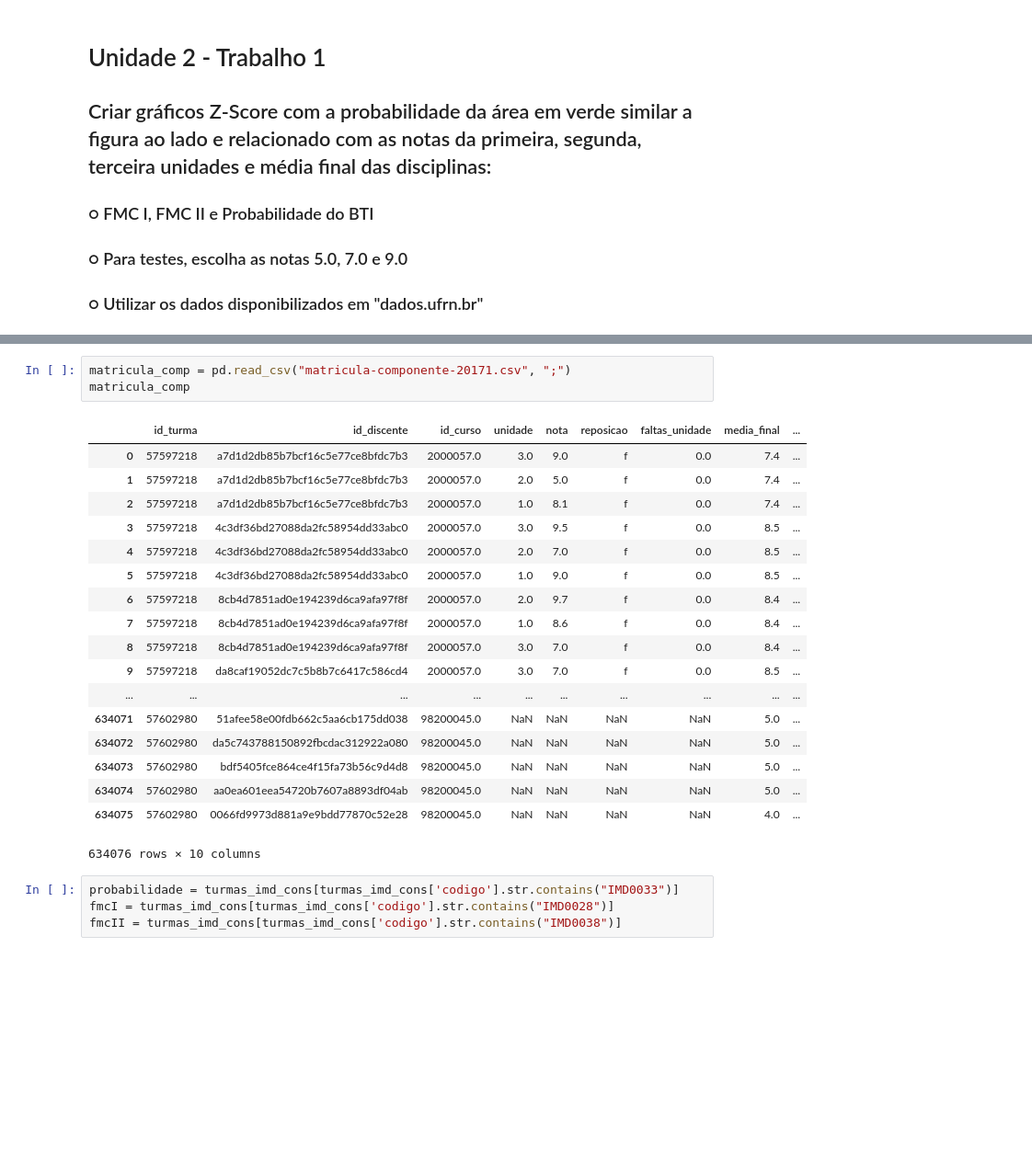
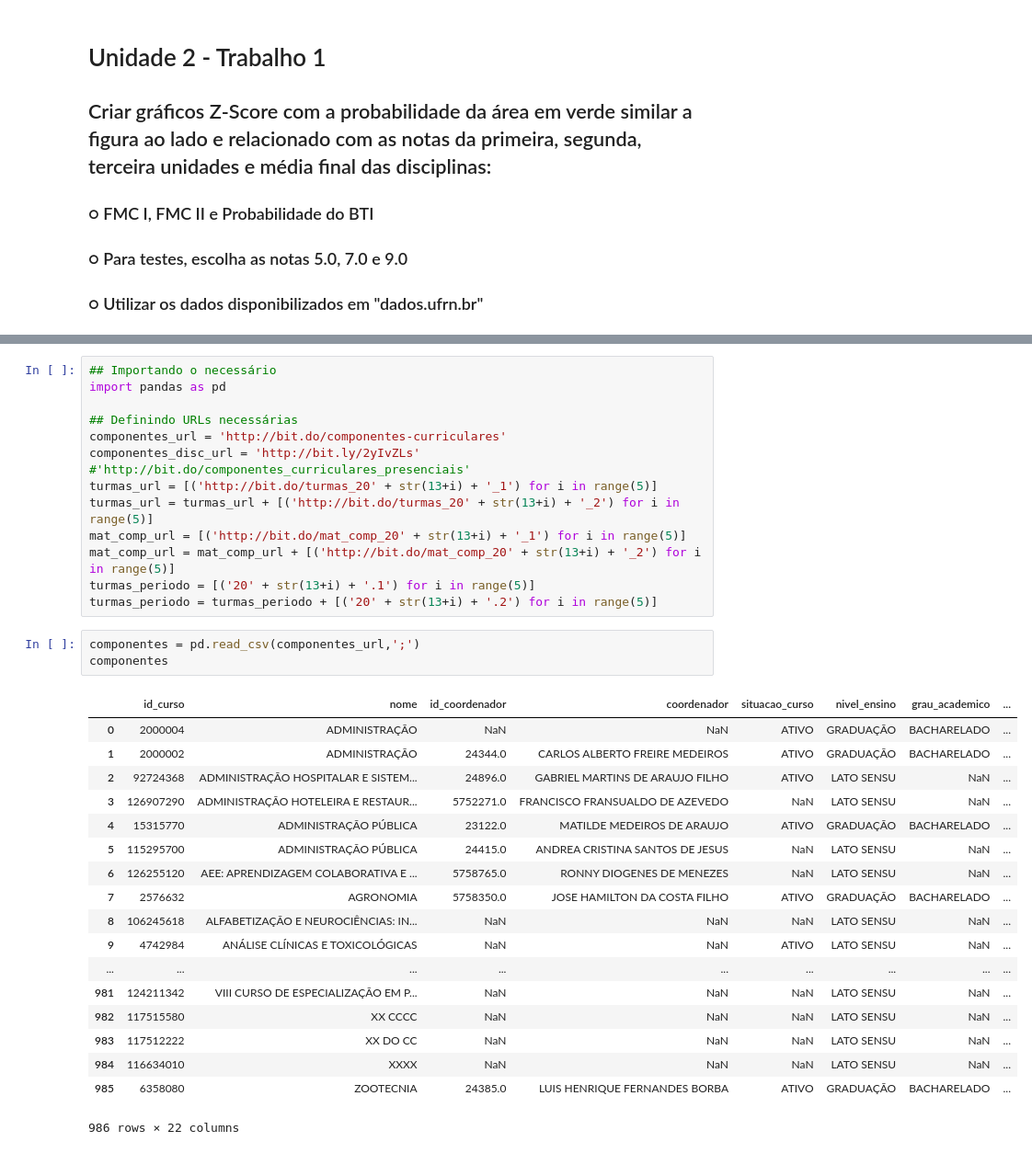
Before and after one commit to paulalps/Probabilidade, a Jupyter notebook: Unidade 2 - Trabalho 1/Trabalho 1.ipynb, the cells around one changed output, grey strips where cells are left out. Shown: that part at 92% size. Drawn from its saved outputs; the diff is of its cells as text; blank space fills up the shorter version.

```diff
--- a/Unidade 2 - Trabalho 1/Trabalho 1.ipynb
+++ b/Unidade 2 - Trabalho 1/Trabalho 1.ipynb
@@ -134,26 +8,35 @@ print(fmc)
-# %%
-matricula_comp = pd.read_csv("matricula-componente-20171.csv", ";")
-matricula_comp
-# %% [output]
-|  | id_turma | id_discente | id_curso | unidade | nota | reposicao | faltas_unidade | media_final | ... |
-| 0 | 57597218 | a7d1d2db85b7bcf16c5e77ce8bfdc7b3 | 2000057.0 | 3.0 | 9.0 | f | 0.0 | 7.4 | ... |
-| 1 | 57597218 | a7d1d2db85b7bcf16c5e77ce8bfdc7b3 | 2000057.0 | 2.0 | 5.0 | f | 0.0 | 7.4 | ... |
-| 2 | 57597218 | a7d1d2db85b7bcf16c5e77ce8bfdc7b3 | 2000057.0 | 1.0 | 8.1 | f | 0.0 | 7.4 | ... |
-| 3 | 57597218 | 4c3df36bd27088da2fc58954dd33abc0 | 2000057.0 | 3.0 | 9.5 | f | 0.0 | 8.5 | ... |
-| 4 | 57597218 | 4c3df36bd27088da2fc58954dd33abc0 | 2000057.0 | 2.0 | 7.0 | f | 0.0 | 8.5 | ... |
-| 5 | 57597218 | 4c3df36bd27088da2fc58954dd33abc0 | 2000057.0 | 1.0 | 9.0 | f | 0.0 | 8.5 | ... |
-| 6 | 57597218 | 8cb4d7851ad0e194239d6ca9afa97f8f | 2000057.0 | 2.0 | 9.7 | f | 0.0 | 8.4 | ... |
-| 7 | 57597218 | 8cb4d7851ad0e194239d6ca9afa97f8f | 2000057.0 | 1.0 | 8.6 | f | 0.0 | 8.4 | ... |
-| 8 | 57597218 | 8cb4d7851ad0e194239d6ca9afa97f8f | 2000057.0 | 3.0 | 7.0 | f | 0.0 | 8.4 | ... |
-| 9 | 57597218 | da8caf19052dc7c5b8b7c6417c586cd4 | 2000057.0 | 3.0 | 7.0 | f | 0.0 | 8.5 | ... |
-| ... | ... | ... | ... | ... | ... | ... | ... | ... | ... |
-| 634071 | 57602980 | 51afee58e00fdb662c5aa6cb175dd038 | 98200045.0 | NaN | NaN | NaN | NaN | 5.0 | ... |
-| 634072 | 57602980 | da5c743788150892fbcdac312922a080 | 98200045.0 | NaN | NaN | NaN | NaN | 5.0 | ... |
-| 634073 | 57602980 | bdf5405fce864ce4f15fa73b56c9d4d8 | 98200045.0 | NaN | NaN | NaN | NaN | 5.0 | ... |
-| 634074 | 57602980 | aa0ea601eea54720b7607a8893df04ab | 98200045.0 | NaN | NaN | NaN | NaN | 5.0 | ... |
-| 634075 | 57602980 | 0066fd9973d881a9e9bdd77870c52e28 | 98200045.0 | NaN | NaN | NaN | NaN | 4.0 | ... |
-634076 rows × 10 columns
-# %%
-probabilidade = turmas_imd_cons[turmas_imd_cons['codigo'].str.contains("IMD0033")]
-fmcI = turmas_imd_cons[turmas_imd_cons['codigo'].str.contains("IMD0028")]
-fmcII = turmas_imd_cons[turmas_imd_cons['codigo'].str.contains("IMD0038")]
+# %%
+## Importando o necessário
+import pandas as pd
+
+## Definindo URLs necessárias
+componentes_url = 'http://bit.do/componentes-curriculares'
+componentes_disc_url = 'http://bit.ly/2yIvZLs' #'http://bit.do/componentes_curriculares_presenciais'
+turmas_url = [('http://bit.do/turmas_20' + str(13+i) + '_1') for i in range(5)]
+turmas_url = turmas_url + [('http://bit.do/turmas_20' + str(13+i) + '_2') for i in range(5)]
+mat_comp_url = [('http://bit.do/mat_comp_20' + str(13+i) + '_1') for i in range(5)]
+mat_comp_url = mat_comp_url + [('http://bit.do/mat_comp_20' + str(13+i) + '_2') for i in range(5)]
+turmas_periodo = [('20' + str(13+i) + '.1') for i in range(5)]
+turmas_periodo = turmas_periodo + [('20' + str(13+i) + '.2') for i in range(5)]
+# %%
+componentes = pd.read_csv(componentes_url,';')
+componentes
+# %% [output]
+|  | id_curso | nome | id_coordenador | coordenador | situacao_curso | nivel_ensino | grau_academico | ... |
+| 0 | 2000004 | ADMINISTRAÇÃO | NaN | NaN | ATIVO | GRADUAÇÃO | BACHARELADO | ... |
+| 1 | 2000002 | ADMINISTRAÇÃO | 24344.0 | CARLOS ALBERTO FREIRE MEDEIROS | ATIVO | GRADUAÇÃO | BACHARELADO | ... |
+| 2 | 92724368 | ADMINISTRAÇÃO HOSPITALAR E SISTEM... | 24896.0 | GABRIEL MARTINS DE ARAUJO FILHO | ATIVO | LATO SENSU | NaN | ... |
+| 3 | 126907290 | ADMINISTRAÇÃO HOTELEIRA E RESTAUR... | 5752271.0 | FRANCISCO FRANSUALDO DE AZEVEDO | NaN | LATO SENSU | NaN | ... |
+| 4 | 15315770 | ADMINISTRAÇÃO PÚBLICA | 23122.0 | MATILDE MEDEIROS DE ARAUJO | ATIVO | GRADUAÇÃO | BACHARELADO | ... |
+| 5 | 115295700 | ADMINISTRAÇÃO PÚBLICA | 24415.0 | ANDREA CRISTINA SANTOS DE JESUS | NaN | LATO SENSU | NaN | ... |
+| 6 | 126255120 | AEE: APRENDIZAGEM COLABORATIVA E ... | 5758765.0 | RONNY DIOGENES DE MENEZES | NaN | LATO SENSU | NaN | ... |
+| 7 | 2576632 | AGRONOMIA | 5758350.0 | JOSE HAMILTON DA COSTA FILHO | ATIVO | GRADUAÇÃO | BACHARELADO | ... |
+| 8 | 106245618 | ALFABETIZAÇÃO E NEUROCIÊNCIAS: IN... | NaN | NaN | NaN | LATO SENSU | NaN | ... |
+| 9 | 4742984 | ANÁLISE CLÍNICAS E TOXICOLÓGICAS | NaN | NaN | ATIVO | LATO SENSU | NaN | ... |
+| ... | ... | ... | ... | ... | ... | ... | ... | ... |
+| 981 | 124211342 | VIII CURSO DE ESPECIALIZAÇÃO EM P... | NaN | NaN | NaN | LATO SENSU | NaN | ... |
+| 982 | 117515580 | XX CCCC | NaN | NaN | NaN | LATO SENSU | NaN | ... |
+| 983 | 117512222 | XX DO CC | NaN | NaN | NaN | LATO SENSU | NaN | ... |
+| 984 | 116634010 | XXXX | NaN | NaN | NaN | LATO SENSU | NaN | ... |
+| 985 | 6358080 | ZOOTECNIA | 24385.0 | LUIS HENRIQUE FERNANDES BORBA | ATIVO | GRADUAÇÃO | BACHARELADO | ... |
+986 rows × 22 columns
```
Also changed, not shown: parts of 14 cells of this notebook.
